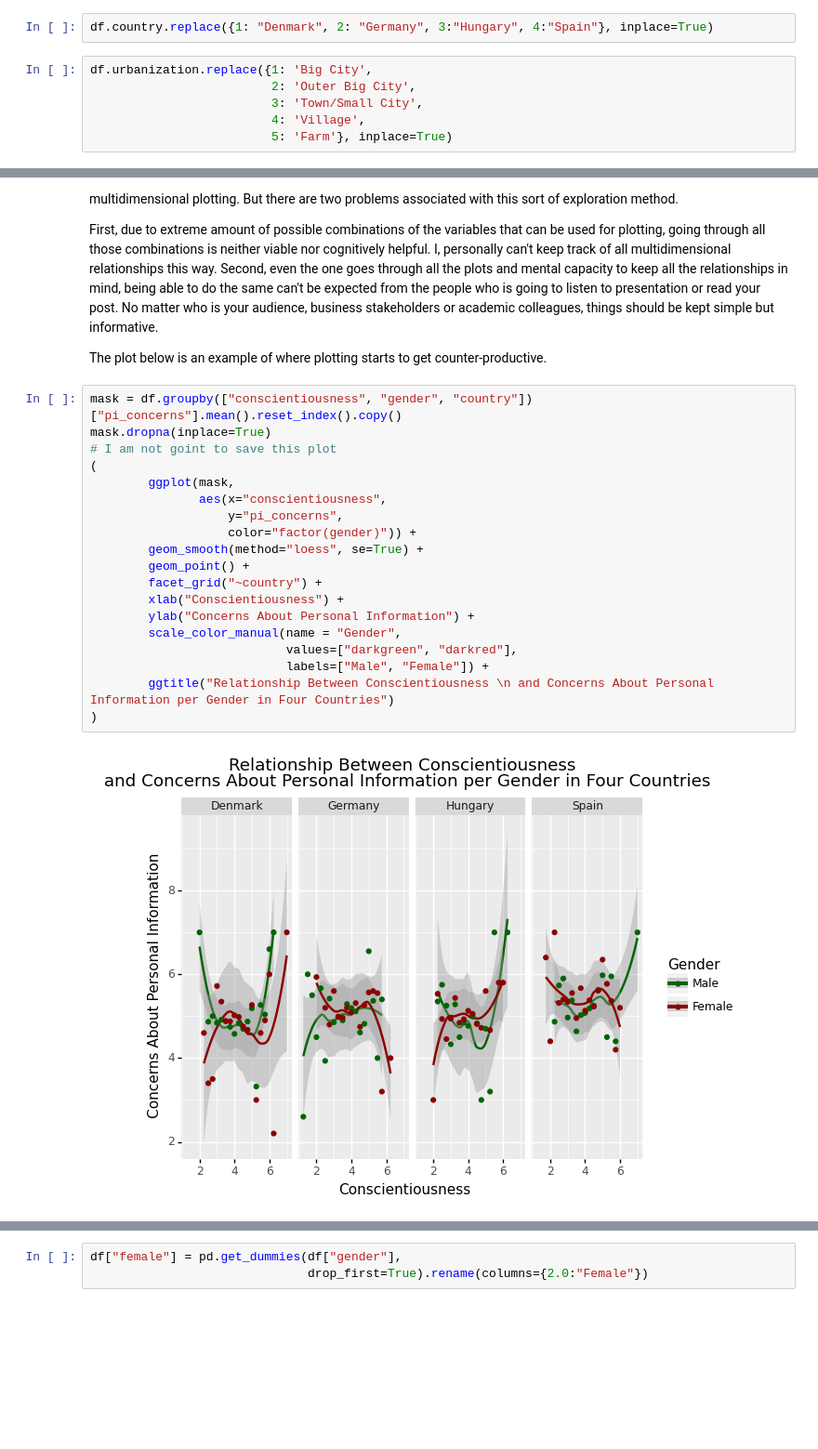
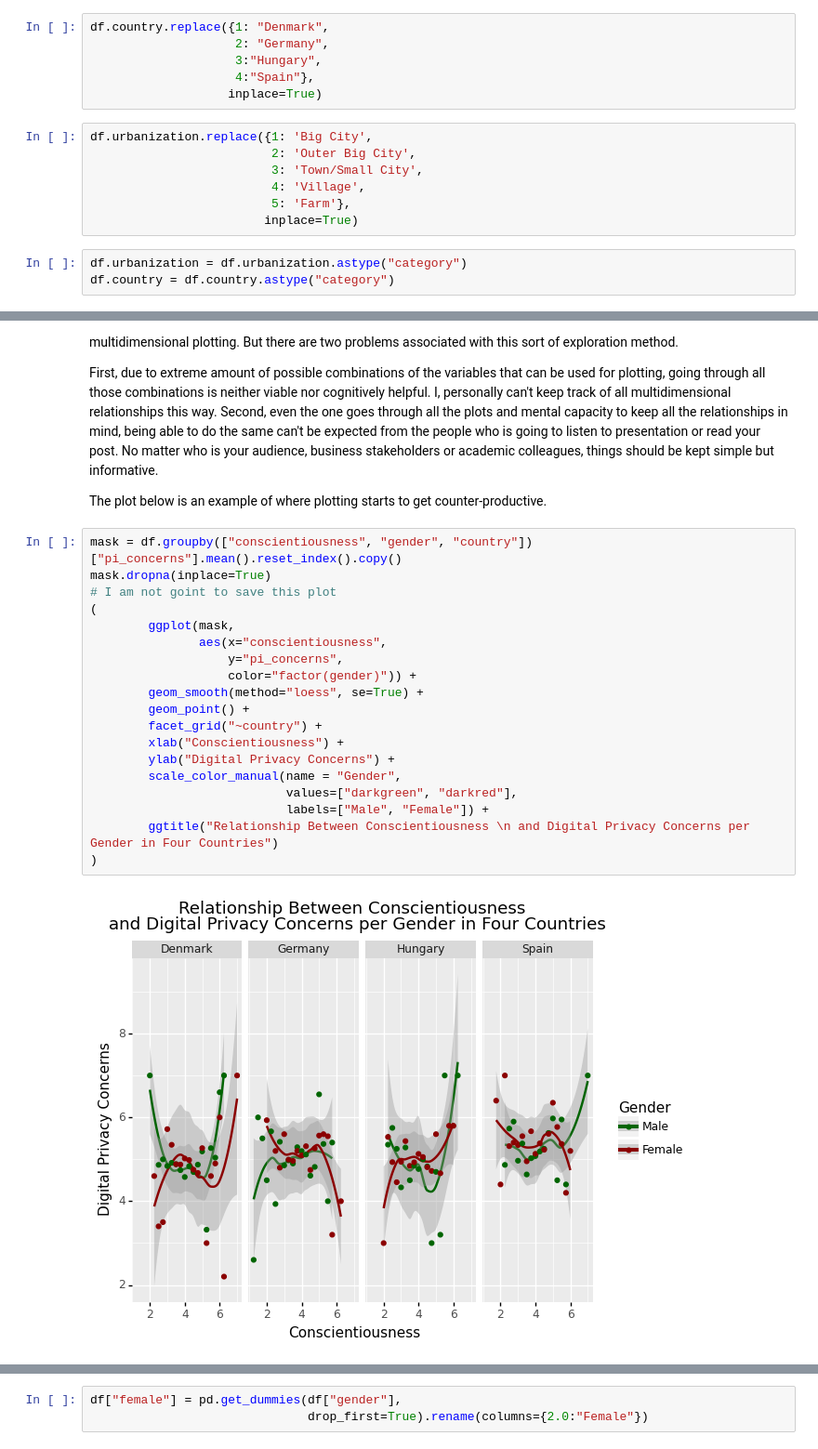
Before and after one commit to tugberkcapraz/pi_concerns, a Jupyter notebook: Post.ipynb, the cells around one changed output, grey strips where cells are left out. Shown at 93% size. Drawn from its saved outputs; the diff is of its cells as text; blank space fills up the shorter version.

```diff
--- a/Post.ipynb
+++ b/Post.ipynb
@@ -265,10 +283,18 @@ df.head()
 # %% [markdown]
 In this analysis I will not use categorical variables as my predictors in the modelling section. However, I still want to convert these two categorical variables into their proper types. I keep them ready, in case I want to explore further research avenues by involving these two into my models.
 # %%
-df.country.replace({1: "Denmark", 2: "Germany", 3:"Hungary", 4:"Spain"}, inplace=True)
+df.country.replace({1: "Denmark",
+                    2: "Germany",
+                    3:"Hungary",
+                    4:"Spain"},
+                   inplace=True)
 # %%
 df.urbanization.replace({1: 'Big City',
                          2: 'Outer Big City',
                          3: 'Town/Small City',
                          4: 'Village',
-                         5: 'Farm'}, inplace=True)
+                         5: 'Farm'},
+                        inplace=True)
+# %%
+df.urbanization = df.urbanization.astype("category")
+df.country = df.country.astype("category")
@@ -615,21 +657,21 @@ The plot below is an example of where plotting starts to get counter-productive.
 # %%
 mask = df.groupby(["conscientiousness", "gender", "country"])["pi_concerns"].mean().reset_index().copy()
 mask.dropna(inplace=True)
 # I am not goint to save this plot
 (
         ggplot(mask,
                aes(x="conscientiousness",
                    y="pi_concerns",
                    color="factor(gender)")) +
         geom_smooth(method="loess", se=True) +
         geom_point() +
         facet_grid("~country") +
         xlab("Conscientiousness") +
-        ylab("Concerns About Personal Information") +
+        ylab("Digital Privacy Concerns") +
         scale_color_manual(name = "Gender",
                            values=["darkgreen", "darkred"],
                            labels=["Male", "Female"]) +
-        ggtitle("Relationship Between Conscientiousness \n and Concerns About Personal Information per Gender in Four Countries")
+        ggtitle("Relationship Between Conscientiousness \n and Digital Privacy Concerns per Gender in Four Countries")
 )
 # %% [output]
-[figure, old version]
+[figure, new version]
```
Also changed, not shown: parts of 98 cells of this notebook, 23 other files.
